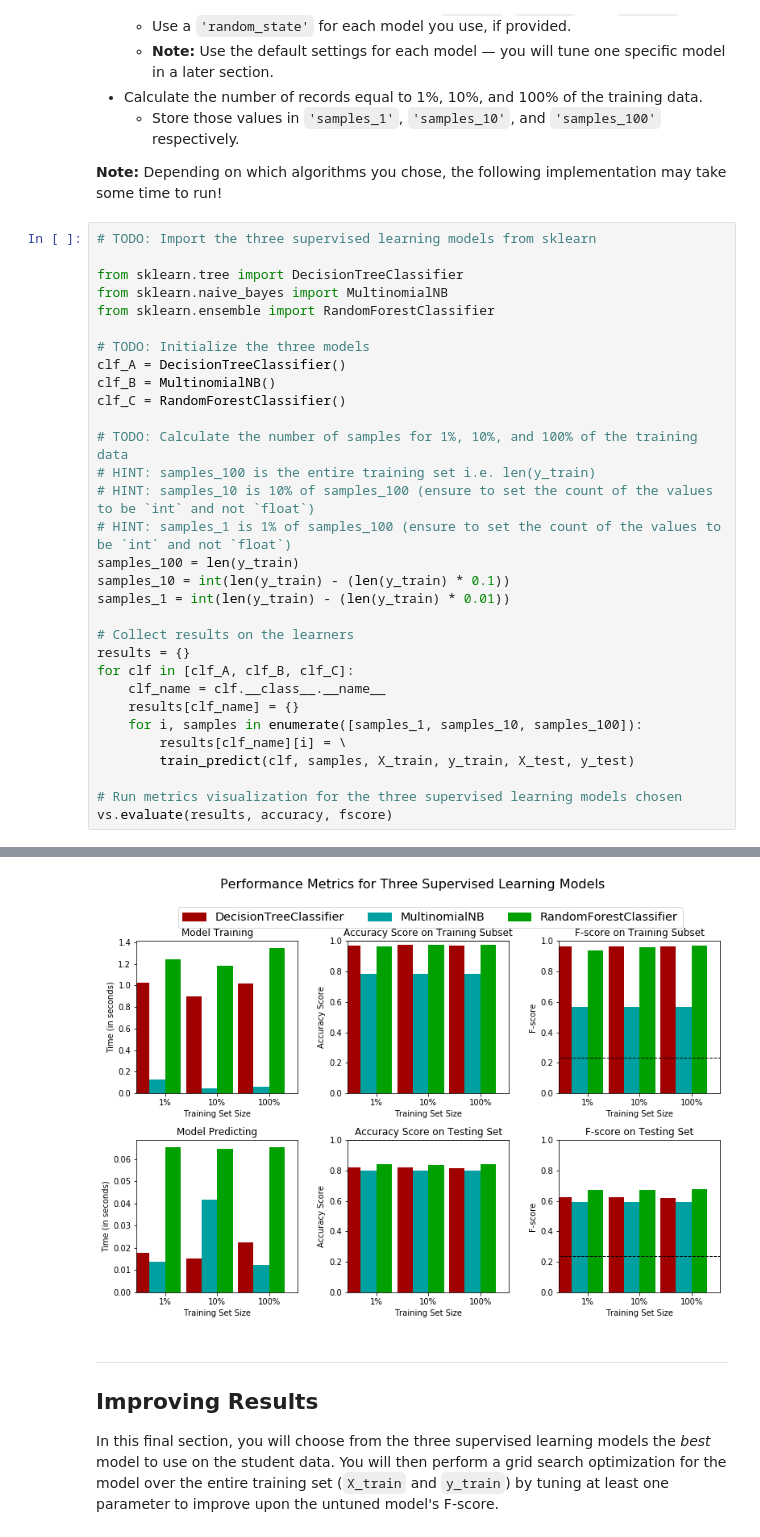
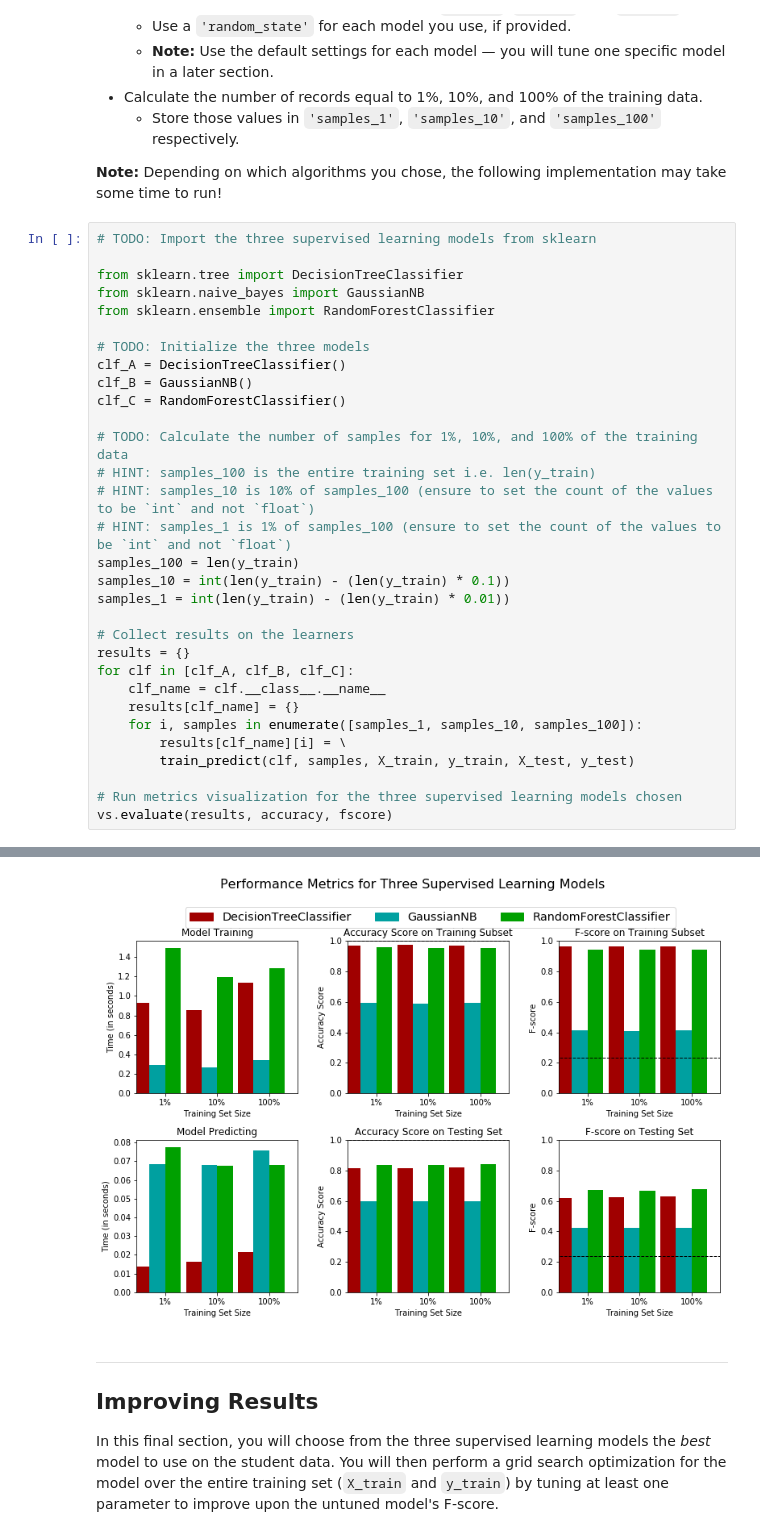
Before and after one commit to henriquevieira/charityml_udacity, a Jupyter notebook: finding_donors.ipynb, the cells around one changed output, grey strips where cells are left out. Cells and saved outputs as stored; diff of their text form.

```diff
--- a/finding_donors.ipynb
+++ b/finding_donors.ipynb
@@ -386,12 +390,12 @@ In the code cell, you will need to implement the following:
 # TODO: Import the three supervised learning models from sklearn
 
 from sklearn.tree import DecisionTreeClassifier
-from sklearn.naive_bayes import MultinomialNB
+from sklearn.naive_bayes import GaussianNB
 from sklearn.ensemble import RandomForestClassifier
 
 # TODO: Initialize the three models
 clf_A = DecisionTreeClassifier()
-clf_B = MultinomialNB()
+clf_B = GaussianNB()
 clf_C = RandomForestClassifier()
 
 # TODO: Calculate the number of samples for 1%, 10%, and 100% of the training data
@@ -423,7 +427,7 @@ MultinomialNB trained on 36177 samples.
 RandomForestClassifier trained on 35815 samples.
 RandomForestClassifier trained on 32559 samples.
 RandomForestClassifier trained on 36177 samples.
-[figure, old version]
+[figure, new version]
 # %% [markdown]
 ----
 ## Improving Results
```
Also changed, not shown: parts of 13 cells of this notebook.
